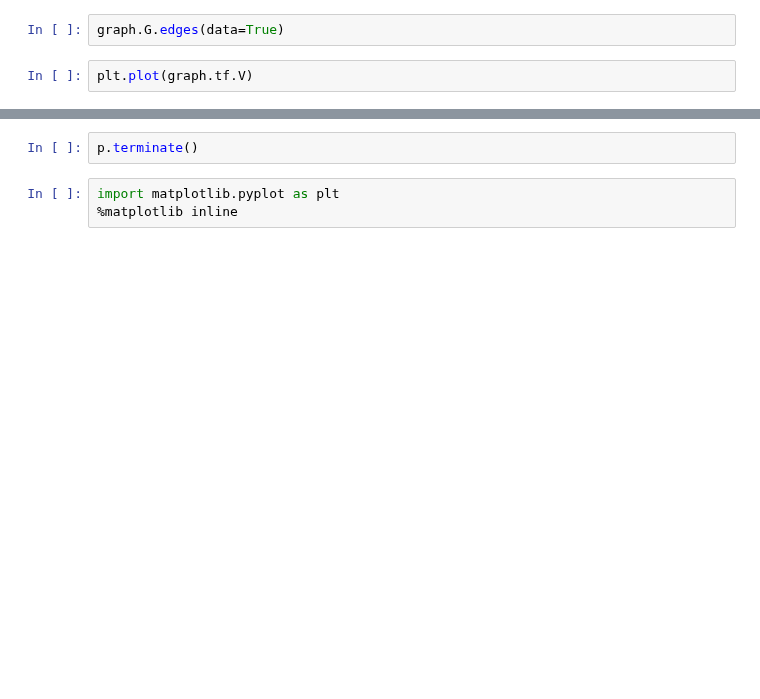
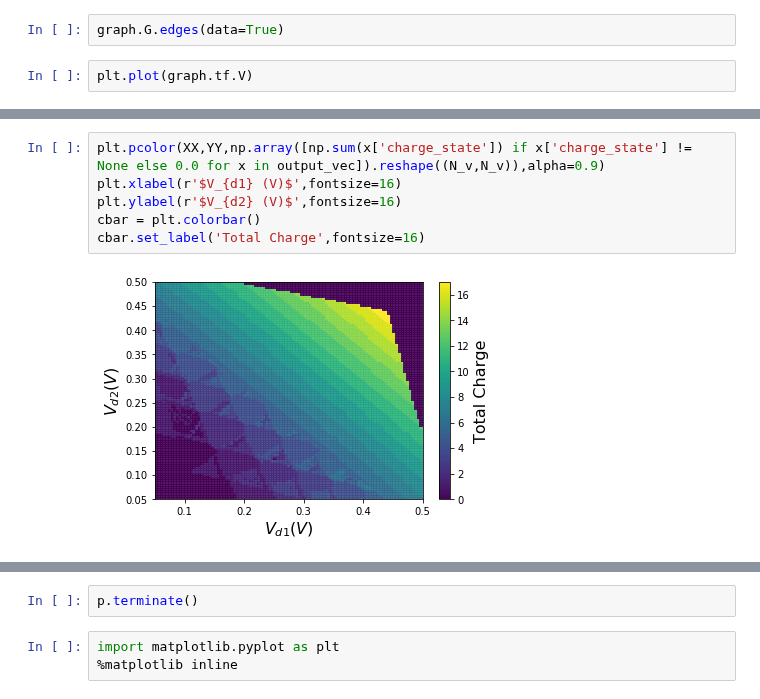
Before and after one commit to Quantumgame/quantum-ml, a Jupyter notebook: test_notebooks/opt_test.ipynb, the cells around one changed output, grey strips where cells are left out. Drawn from its saved outputs; the diff is of its cells as text; blank space fills up the shorter version.

```diff
--- a/test_notebooks/opt_test.ipynb
+++ b/test_notebooks/opt_test.ipynb
@@ -221,2 +245,10 @@ output_vec[1]
+# %%
+plt.pcolor(XX,YY,np.array([np.sum(x['charge_state']) if x['charge_state'] != None else 0.0 for x in output_vec]).reshape((N_v,N_v)),alpha=0.9)
+plt.xlabel(r'$V_{d1} (V)$',fontsize=16)
+plt.ylabel(r'$V_{d2} (V)$',fontsize=16)
+cbar = plt.colorbar()
+cbar.set_label('Total Charge',fontsize=16)
+# %% [output]
+[figure, added]
 # %%
 b1 = (-200e-3,-0.6,0.05,1)
```
Also changed, not shown: parts of 11 cells of this notebook, 4 other files.
